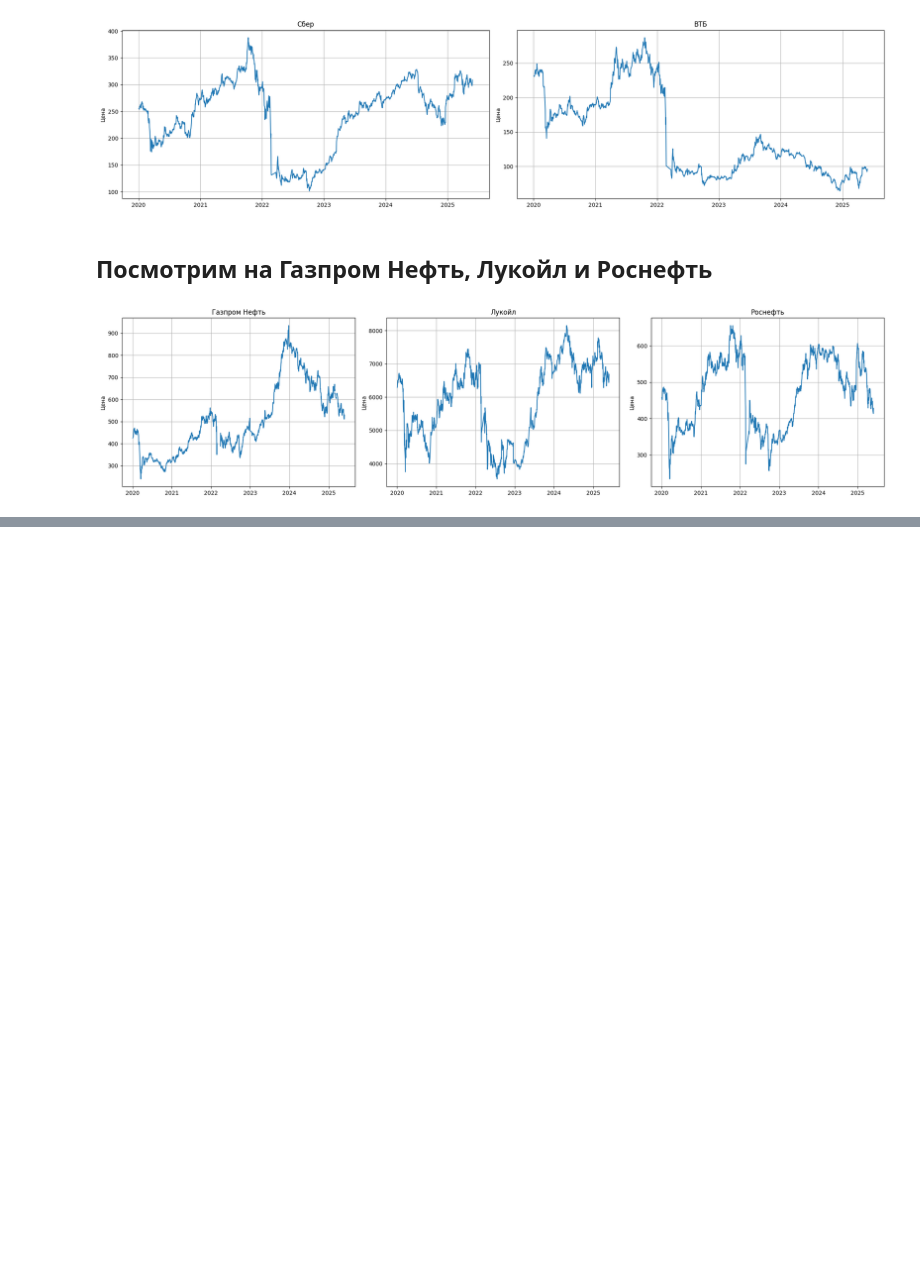
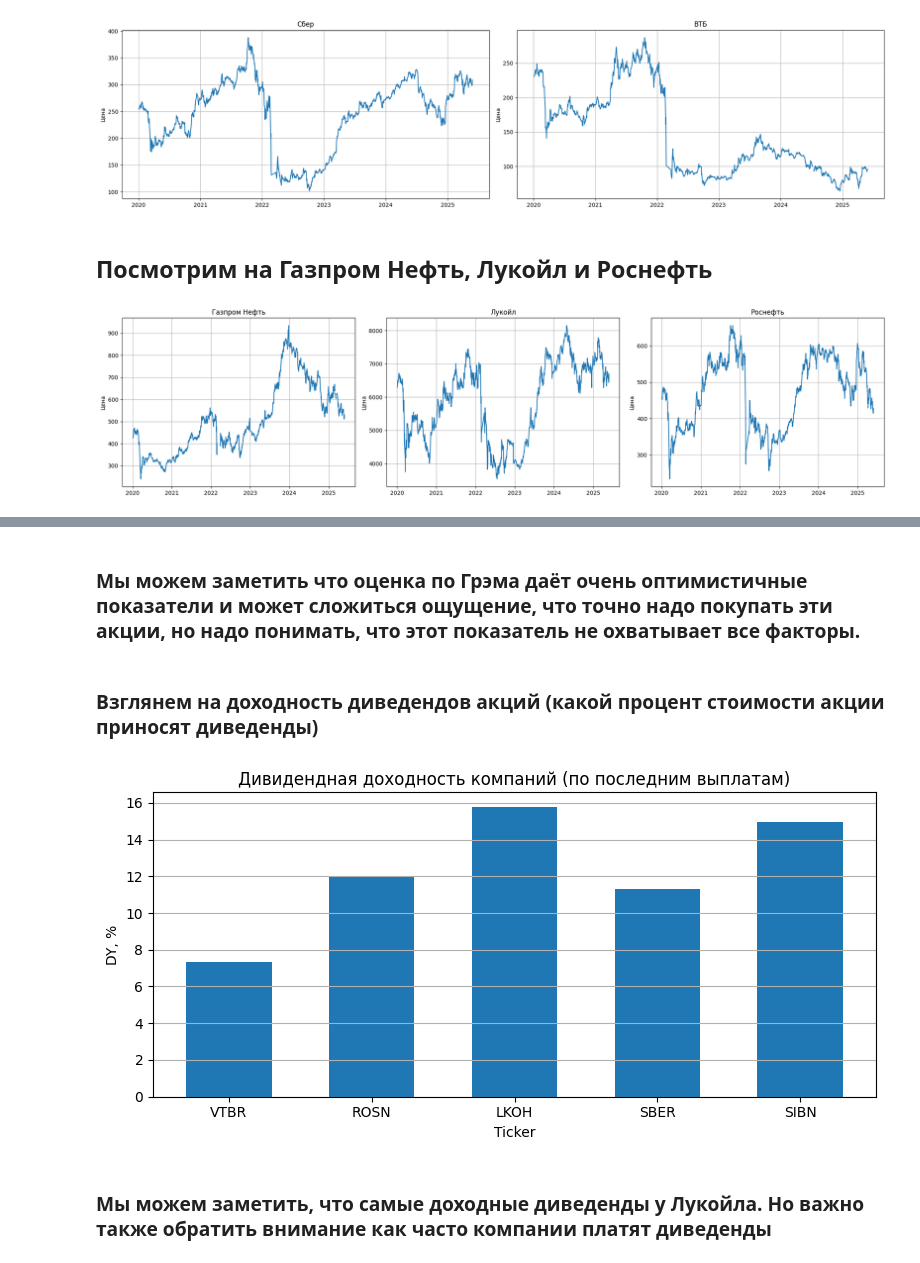
Before and after one commit to Lepiev/finance, a Jupyter notebook: analysis.ipynb, the cells around one changed output, grey strips where cells are left out. Drawn from its saved outputs; the diff is of its cells as text; code cells hidden in the pictures; blank space fills up the shorter version.

```diff
--- a/analysis.ipynb
+++ b/analysis.ipynb
@@ -152,0 +179,21 @@ display(valuation)
+# %% [markdown]
+### Мы можем заметить что оценка по Грэма даёт очень оптимистичные показатели и может сложиться ощущение, что точно надо покупать эти акции, но надо понимать, что этот показатель не охватывает все факторы.
+# %% [markdown]
+### Взглянем на доходность диведендов акций (какой процент стоимости акции приносят диведенды)
+# %%
+
+dy = valuation['DY']
+
+# строим столбчатую диаграмму
+fig, ax = plt.subplots(figsize=(8, 4))
+ax.bar(dy.index, dy.values, width=0.6)
+ax.set_title('Дивидендная доходность компаний (по последним выплатам)')
+ax.set_ylabel('DY, %')
+ax.set_xlabel('Ticker')
+ax.grid(axis='y')
+plt.tight_layout()
+plt.show()
+# %% [output]
+[figure, added]
+# %% [markdown]
+### Мы можем заметить, что самые доходные диведенды у Лукойла. Но важно также обратить внимание как часто компании платят диведенды
```
Also changed, not shown: parts of 5 cells of this notebook.
